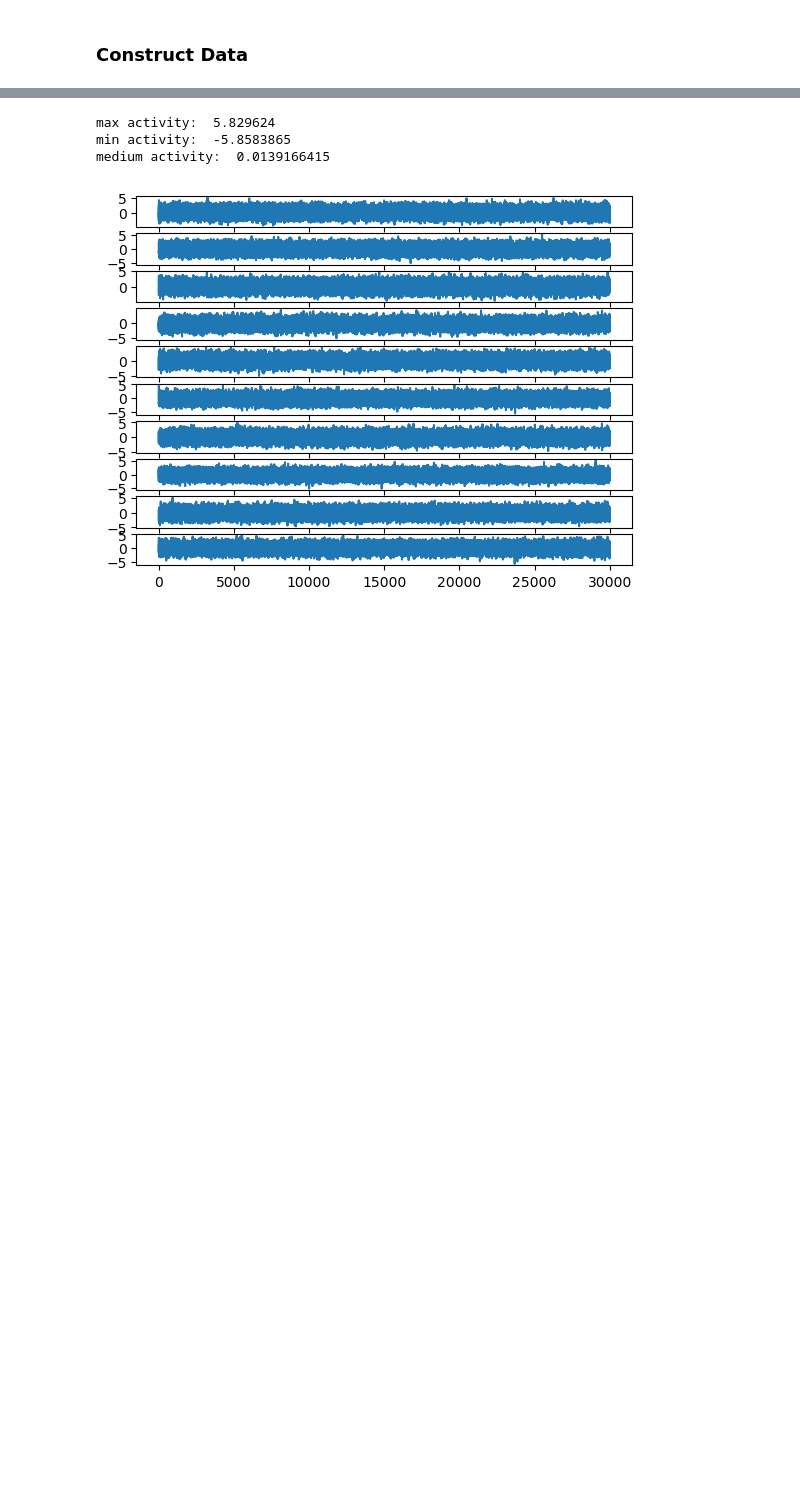
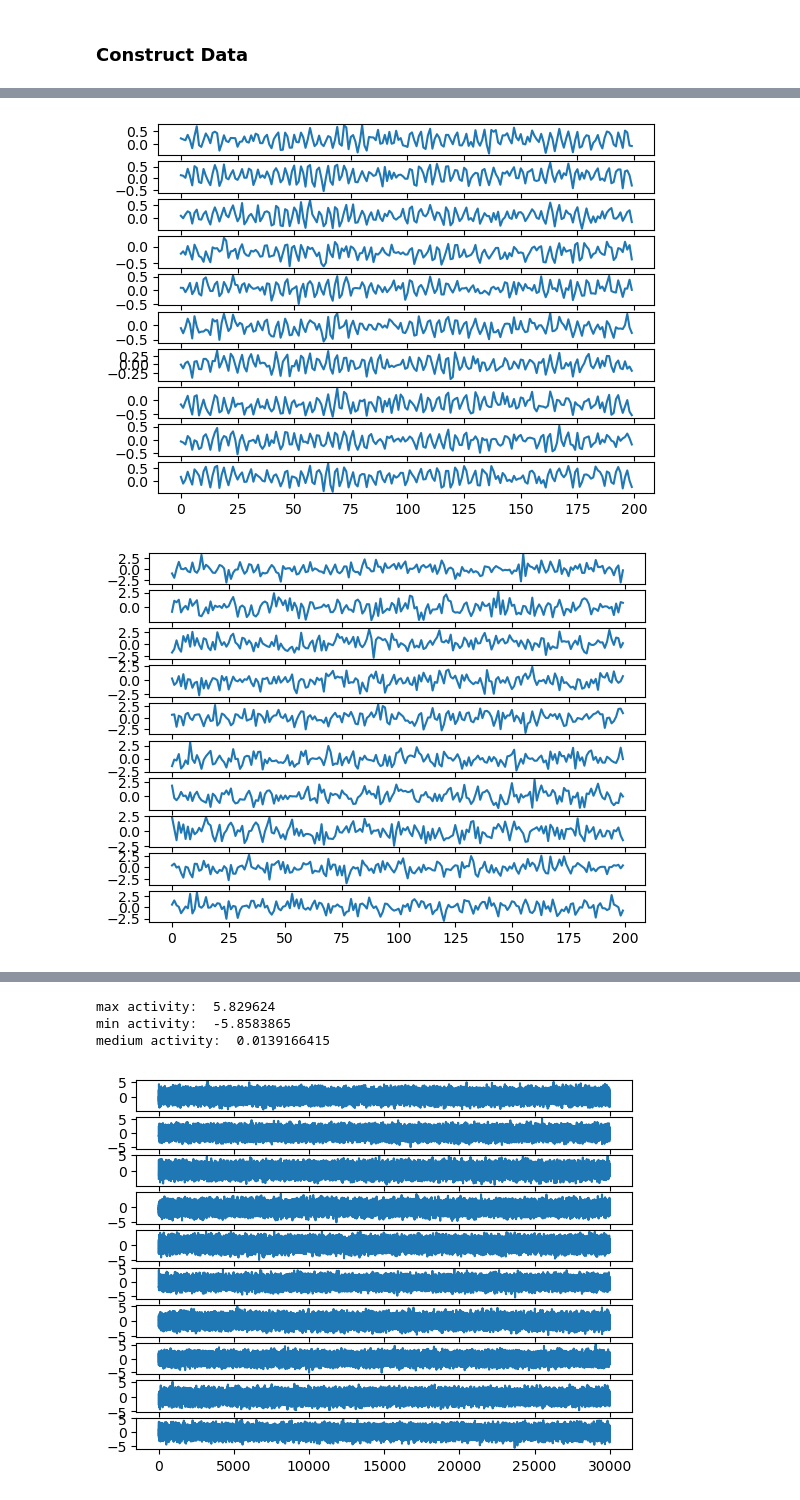
Before and after one commit to wuweizhang0723/func2graph, a Jupyter notebook: notebook/check_data/simulation_data.ipynb, the cells around one changed output, grey strips where cells are left out. Drawn from its saved outputs; the diff is of its cells as text; code cells hidden in the pictures; blank space fills up the shorter version.

```diff
--- a/notebook/check_data/simulation_data.ipynb
+++ b/notebook/check_data/simulation_data.ipynb
@@ -88,0 +92,18 @@ plt.show()
+# %%
+for i in range(10):
+    plt.subplot(10, 1, i+1)
+    plt.plot(signal_result[i,:200])
+plt.show()
+
+for i in range(10):
+    plt.subplot(10, 1, i+1)
+    plt.plot(error_result[i,:200] + signal_result[i,:200])
+plt.show()
+
+plt.hist(signal_result.flatten(), bins=100)
+plt.show()
+plt.hist(error_result.flatten(), bins=100)
+plt.show()
+# %% [output]
+[figure, added]
+[figure, added]
```
Also changed, not shown: parts of 7 cells of this notebook, 10 other files.
